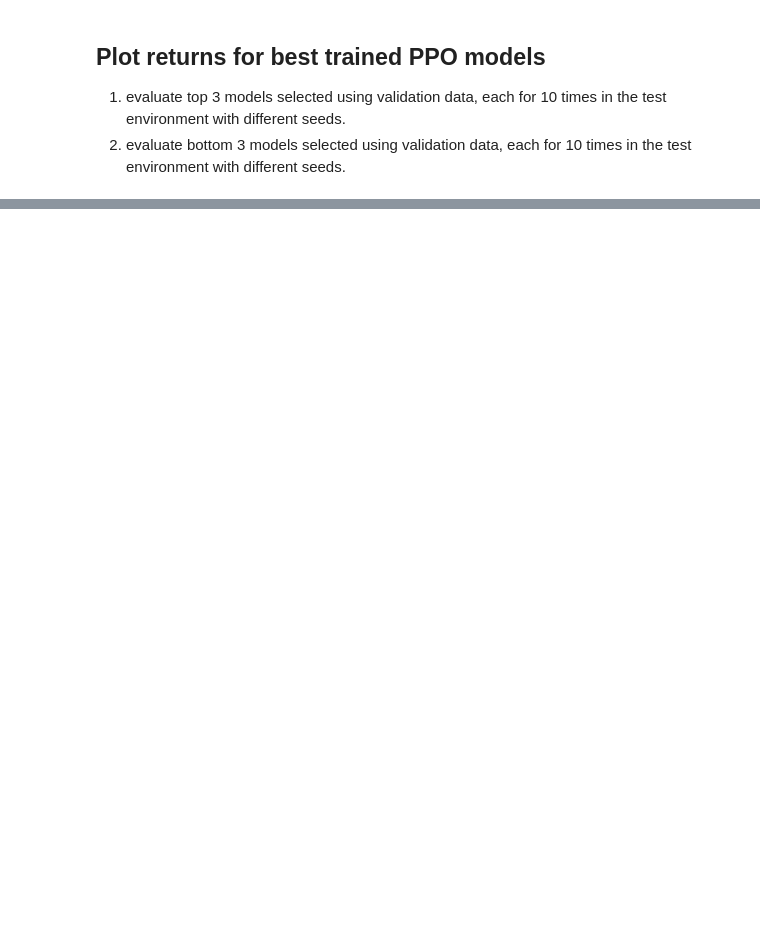
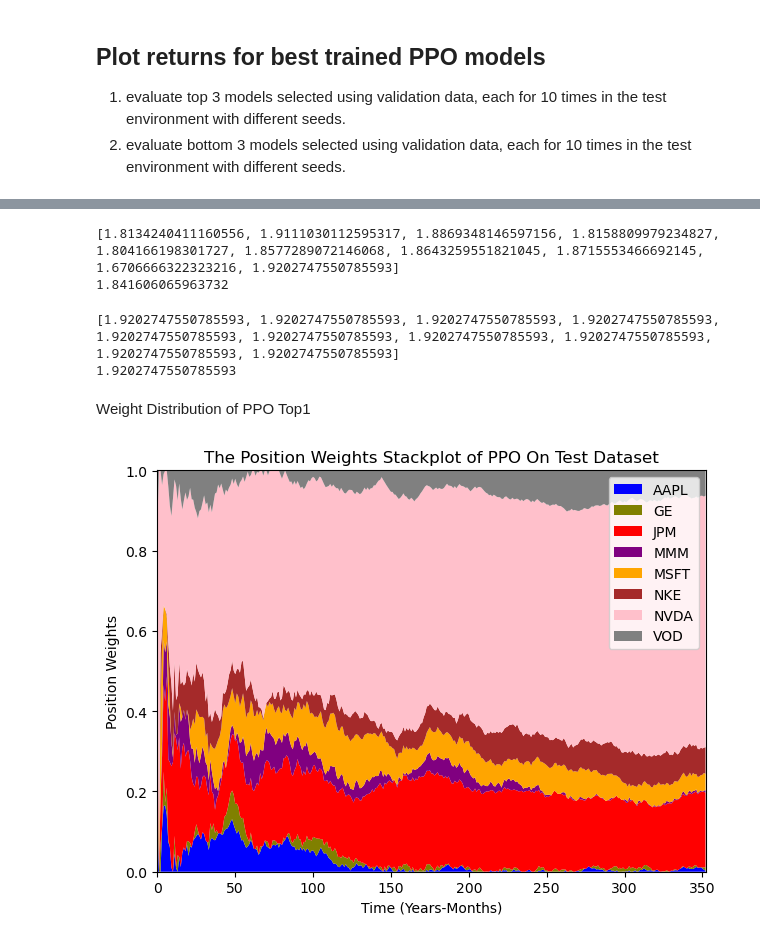
Before and after one commit to shaoyuliusz/drl-asset-allocation, a Jupyter notebook: notebooks/plot_best_models.ipynb, the cells around one changed output, grey strips where cells are left out. Cells and saved outputs as stored; diff of their text form; code cells hidden in the pictures; blank space fills up the shorter version.

```diff
--- a/notebooks/plot_best_models.ipynb
+++ b/notebooks/plot_best_models.ipynb
@@ -66,18 +86,51 @@ def compute_returns(model_path: str, seed:int=None):
 
     return portfolio_weights, cumulative_returns_daily_drl
 # %%
+
 res = []
-for model_path in [TOP_THREE_PPO_MODELS[0]]:
+for model_path in [TOP_THREE_PPO_MODELS[2]]:
     for run in range(N_RUNS):
         portfolio_weights, cum_return = compute_returns(model_path, seed=1)
         res.append(cum_return.iloc[-1])
 print(res)
 print(np.mean(res))
+# %% [output]
+[1.8134240411160556, 1.9111030112595317, 1.8869348146597156, 1.8158809979234827, 1.804166198301727, 1.8577289072146068, 1.8643259551821045, 1.8715553466692145, 1.6706666322323216, 1.9202747550785593]
+1.841606065963732
 # %%
 res = []
-for model_path in [BOTTOM_THREE_PPO_MODELS[-1]]:
+for model_path in [TOP_THREE_A2C_MODELS[2]]:
     for run in range(N_RUNS):
-        portfolio_weights, cum_return = compute_returns(model_path, seed=1)
+        portfolio_weights1, cum_return1 = compute_returns(model_path, seed=1)
         res.append(cum_return.iloc[-1])
 print(res)
 print(np.mean(res))
+# %% [output]
+[1.9202747550785593, 1.9202747550785593, 1.9202747550785593, 1.9202747550785593, 1.9202747550785593, 1.9202747550785593, 1.9202747550785593, 1.9202747550785593, 1.9202747550785593, 1.9202747550785593]
+1.9202747550785593
+# %% [markdown]
+Weight Distribution of PPO Top1
+# %%
+df = pd.DataFrame(portfolio_weights,  columns=df_test.columns)
+
+# Define custom colors for each stock
+colors = ['blue', 'olive', 'red', 'purple', 'orange', 'brown', 'pink', 'gray']
+
+
+# Stackplot with custom colors
+plt.stackplot(df_test.index, df.values.T, labels=df_test.columns, colors=colors)
+
+# Other customization
+plt.legend(loc='upper right')
+plt.margins(x=0)
+plt.margins(y=0)
+plt.xlabel("Time (Years-Months)")
+plt.ylabel("Position Weights")
+plt.tight_layout()
+plt.title("The Position Weights Stackplot of PPO On Test Dataset")
+
+
+# Show the plot
+plt.show()
+# %% [output]
+[figure, added]
```
Also changed, not shown: parts of 23 cells of this notebook.
